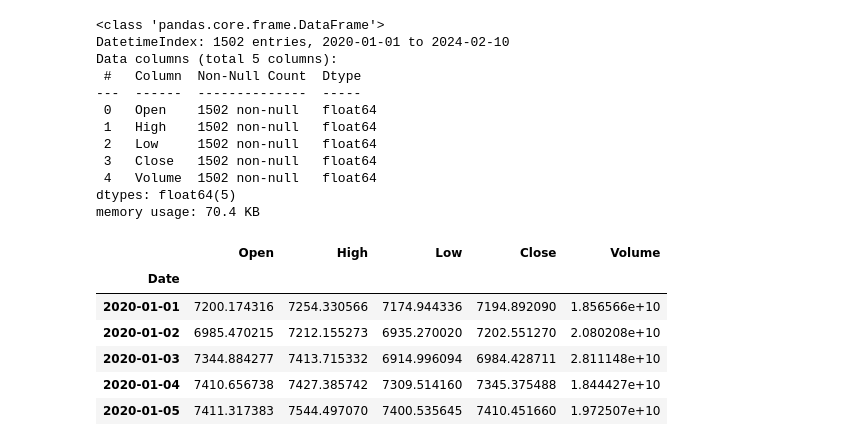
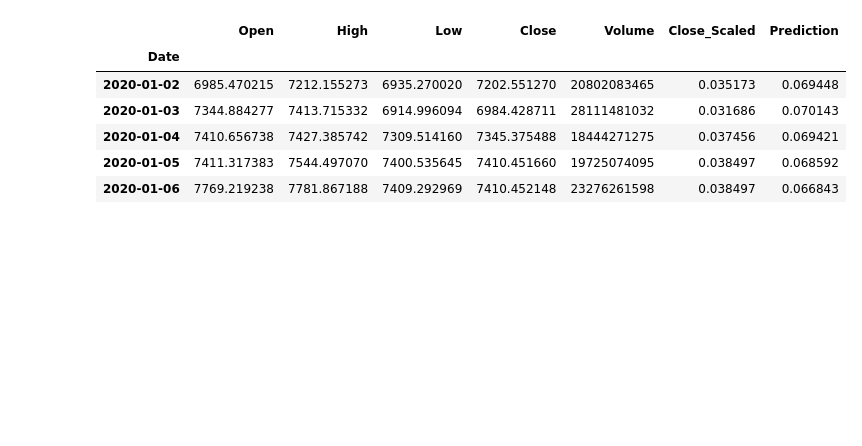
Before and after one commit to enakovac04/bitcoin-price-predictor, a Jupyter notebook: notebooks/bitcoin_price_linear.ipynb, the cells around one changed output. Cells and saved outputs as stored; diff of their text form; code cells hidden in the pictures; blank space fills up the shorter version.

```diff
--- a/notebooks/bitcoin_price_linear.ipynb
+++ b/notebooks/bitcoin_price_linear.ipynb
@@ -1,41 +1,16 @@
 # %%
 import pandas as pd
 
-# Define correct column names
-column_names = ["Date", "Open", "High", "Low", "Close", "Volume"]
+# Load the processed dataset
+df = pd.read_csv("../data/processed_bitcoin_prices.csv", parse_dates=["Date"], index_col="Date")
 
-# Load CSV, skipping first two rows, and setting column names
-df = pd.read_csv("../data/bitcoin_prices.csv", skiprows=2, names=column_names)
-
-# Convert "Date" to datetime format
-df["Date"] = pd.to_datetime(df["Date"], errors="coerce")
-
-# Drop any rows where "Date" is missing (just in case)
-df = df.dropna(subset=["Date"])
-
-# Set "Date" as the index
-df.set_index("Date", inplace=True)
-
-# Display dataset info
-df.info()
+# Display dataset
 df.head()
 # %% [output]
-<class 'pandas.core.frame.DataFrame'>
-DatetimeIndex: 1502 entries, 2020-01-01 to 2024-02-10
-Data columns (total 5 columns):
- #   Column  Non-Null Count  Dtype
----  ------  --------------  -----
- 0   Open    1502 non-null   float64
- 1   High    1502 non-null   float64
- 2   Low     1502 non-null   float64
- 3   Close   1502 non-null   float64
- 4   Volume  1502 non-null   float64
-dtypes: float64(5)
-memory usage: 70.4 KB
-|  | Open | High | Low | Close | Volume |
-| Date |  |  |  |  |  |
-| 2020-01-01 | 7200.174316 | 7254.330566 | 7174.944336 | 7194.892090 | 1.856566e+10 |
-| 2020-01-02 | 6985.470215 | 7212.155273 | 6935.270020 | 7202.551270 | 2.080208e+10 |
-| 2020-01-03 | 7344.884277 | 7413.715332 | 6914.996094 | 6984.428711 | 2.811148e+10 |
-| 2020-01-04 | 7410.656738 | 7427.385742 | 7309.514160 | 7345.375488 | 1.844427e+10 |
-| 2020-01-05 | 7411.317383 | 7544.497070 | 7400.535645 | 7410.451660 | 1.972507e+10 |
+|  | Open | High | Low | Close | Volume | Close_Scaled | Prediction |
+| Date |  |  |  |  |  |  |  |
+| 2020-01-02 | 6985.470215 | 7212.155273 | 6935.270020 | 7202.551270 | 20802083465 | 0.035173 | 0.069448 |
+| 2020-01-03 | 7344.884277 | 7413.715332 | 6914.996094 | 6984.428711 | 28111481032 | 0.031686 | 0.070143 |
+| 2020-01-04 | 7410.656738 | 7427.385742 | 7309.514160 | 7345.375488 | 18444271275 | 0.037456 | 0.069421 |
+| 2020-01-05 | 7411.317383 | 7544.497070 | 7400.535645 | 7410.451660 | 19725074095 | 0.038497 | 0.068592 |
+| 2020-01-06 | 7769.219238 | 7781.867188 | 7409.292969 | 7410.452148 | 23276261598 | 0.038497 | 0.066843 |
```
Also changed, not shown: parts of 5 cells of this notebook, 1 other file.
